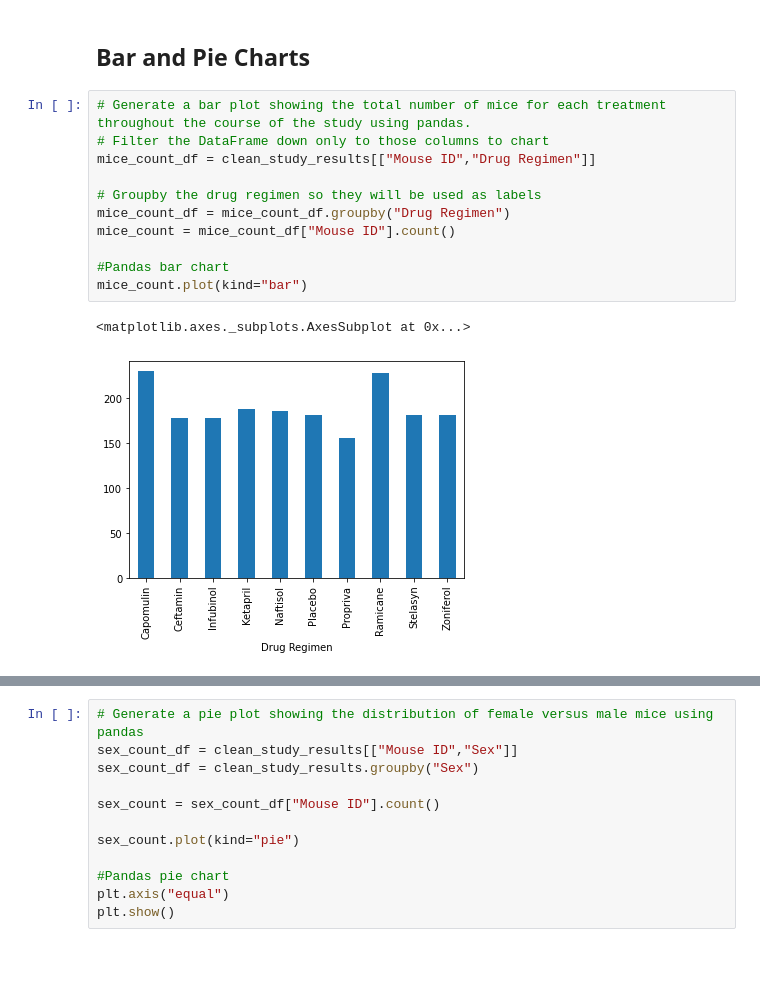
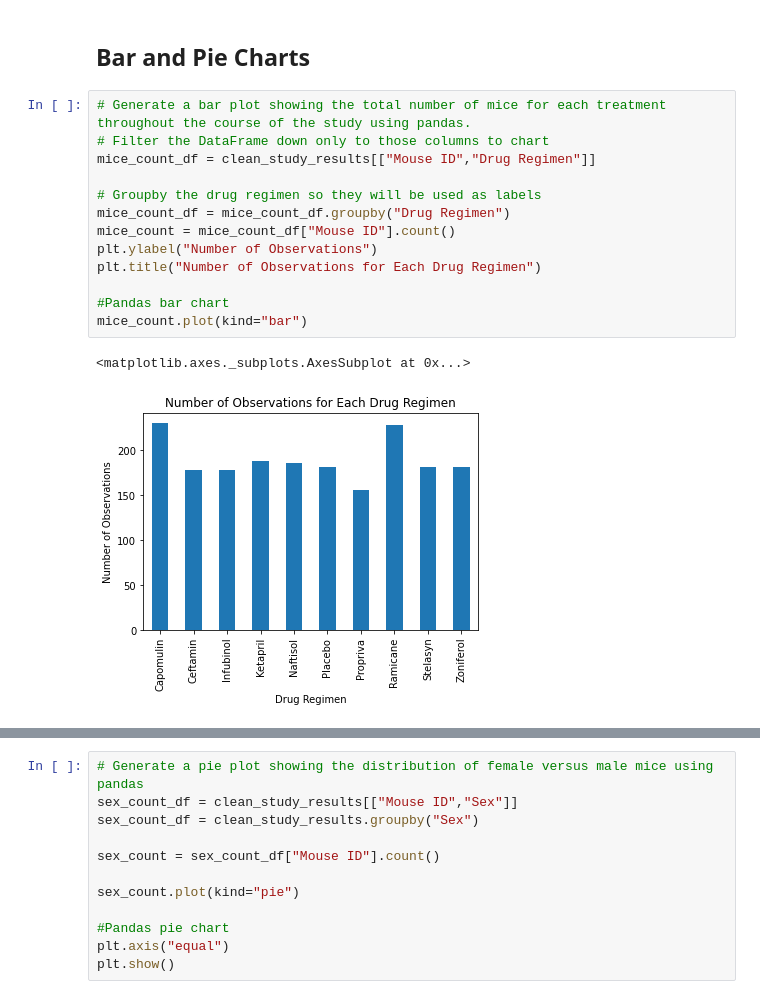
Before and after one commit to ToshaZ/Matplotlib-Challenge, a Jupyter notebook: Pymaceuticals/pymaceuticals_starter-checkpoint.ipynb, the cells around one changed output, grey strips where cells are left out. Drawn from its saved outputs; the diff is of its cells as text; blank space fills up the shorter version.

```diff
--- a/Pymaceuticals/pymaceuticals_starter-checkpoint.ipynb
+++ b/Pymaceuticals/pymaceuticals_starter-checkpoint.ipynb
@@ -111,17 +84,19 @@ tumor_data_df.head()
 # %%
 # Generate a bar plot showing the total number of mice for each treatment throughout the course of the study using pandas.
 # Filter the DataFrame down only to those columns to chart
 mice_count_df = clean_study_results[["Mouse ID","Drug Regimen"]]
 
 # Groupby the drug regimen so they will be used as labels
 mice_count_df = mice_count_df.groupby("Drug Regimen")
 mice_count = mice_count_df["Mouse ID"].count()
+plt.ylabel("Number of Observations")
+plt.title("Number of Observations for Each Drug Regimen")
 
 #Pandas bar chart
 mice_count.plot(kind="bar")
 # %% [output]
 <matplotlib.axes._subplots.AxesSubplot at 0x...>
-[figure, old version]
+[figure, new version]
 # %%
 # Generate a bar plot showing the total number of mice for each treatment throughout the course of the study using pyplot.
 drug = mice_count_df["Drug Regimen"].unique()
```
Also changed, not shown: parts of 10 cells of this notebook.
